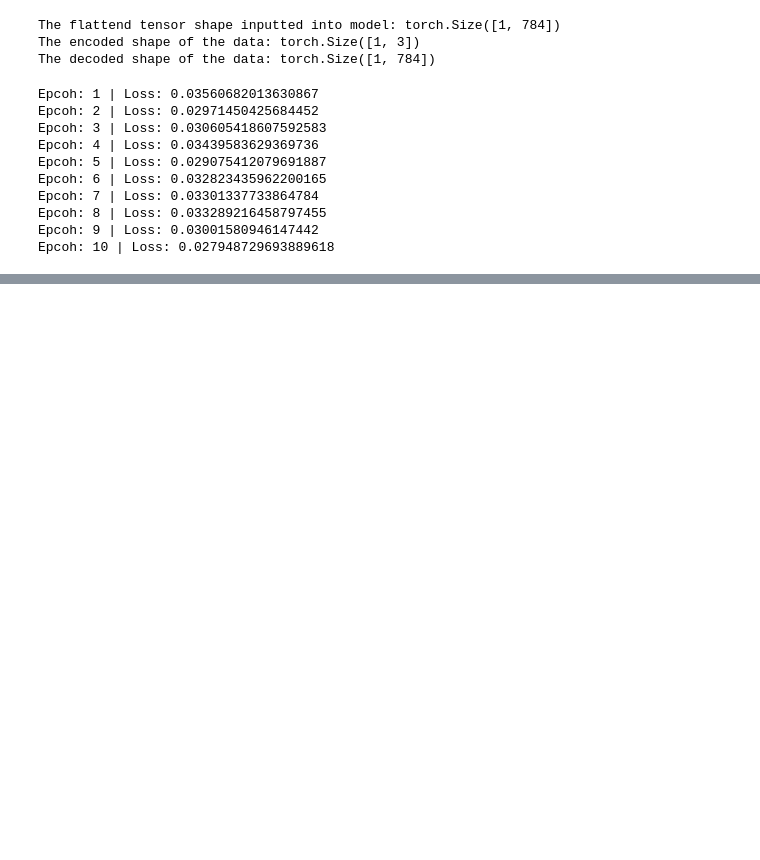
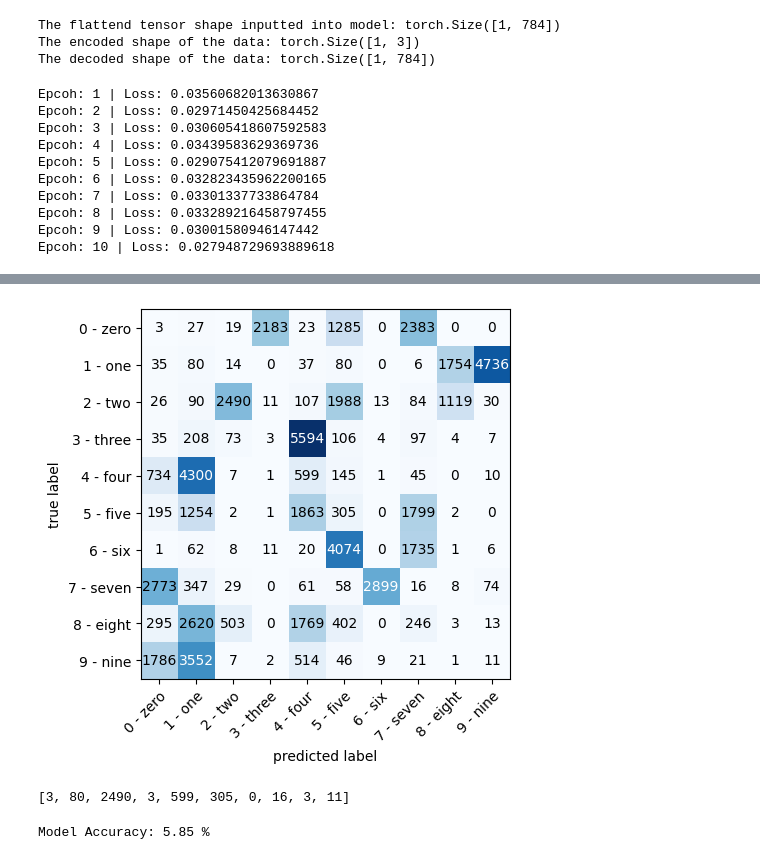
Before and after one commit to kmsmeng/ML_Projects, a Jupyter notebook: Image_Clustering/follow_from_video.ipynb, the cells around one changed output, grey strips where cells are left out. Saved outputs shown, nothing was run; the diff lists cells and outputs as text; code cells hidden in the pictures; blank space fills up the shorter version.

```diff
--- a/Image_Clustering/follow_from_video.ipynb
+++ b/Image_Clustering/follow_from_video.ipynb
@@ -194,11 +194,17 @@ with torch.inference_mode():
 
     linear_model.eval()
 
-    output = []
+    encoded_data = []
+    label_data = []
+
     for image, label in train_dataloader:
         image = image.to(device)
 
         flat_image = flatten(image)
 
         encoded_output = linear_model(flat_image)[0]
-        output.append(encoded_output)
+        encoded_data.append(encoded_output)
+        label_data.append(label)
+
+encoded_data = torch.concat(encoded_data)
+label_data = torch.concat(label_data)
@@ -224,0 +215,13 @@ output
+# %%
+from sklearn.cluster import KMeans
+
+kmeans = KMeans(n_clusters=10)
+
+cluster_output = kmeans.fit_predict(encoded_data.cpu().numpy())
+cluster_output_tensor = torch.tensor(cluster_output)
+# %%
+from torchmetrics import ConfusionMatrix
+
+confusion_matrix = ConfusionMatrix(task='multiclass', num_classes=10)
+confusion_matrix_tensor = confusion_matrix(cluster_output_tensor, label_data)
+confusion_matrix_tensor
@@ -224,0 +239,30 @@ output
+# %%
+from mlxtend.plotting import plot_confusion_matrix
+
+fig, ax = plot_confusion_matrix(
+    conf_mat=confusion_matrix_tensor.numpy(),
+    class_names=train_data.classes)
+# %% [output]
+[figure, added]
+# %%
+# Calculate the accuracy of the prediction
+
+confusion_matrix_tensor[0][0]
+
+total = []
+for i in range(len(train_data.classes)):
+    correct = confusion_matrix_tensor[i][i].item()
+    total.append(correct)
+
+total
+# %% [output]
+[3, 80, 2490, 3, 599, 305, 0, 16, 3, 11]
+# %%
+total_sum = sum(total)
+total_sum
+
+acc = (total_sum / len(label_data)) * 100
+
+print(f'Model Accuracy: {acc:.2f} %')
+# %% [output]
+Model Accuracy: 5.85 %
```
Also changed, not shown: parts of 4 cells of this notebook.
